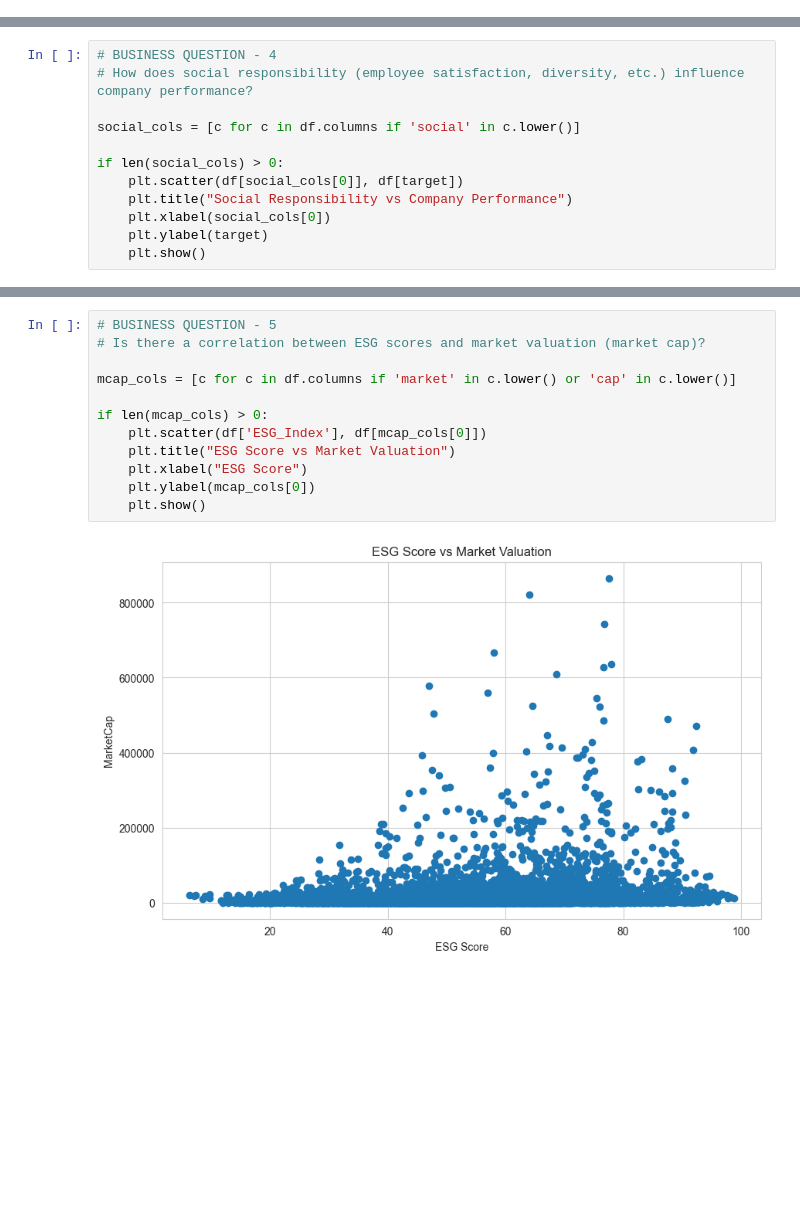
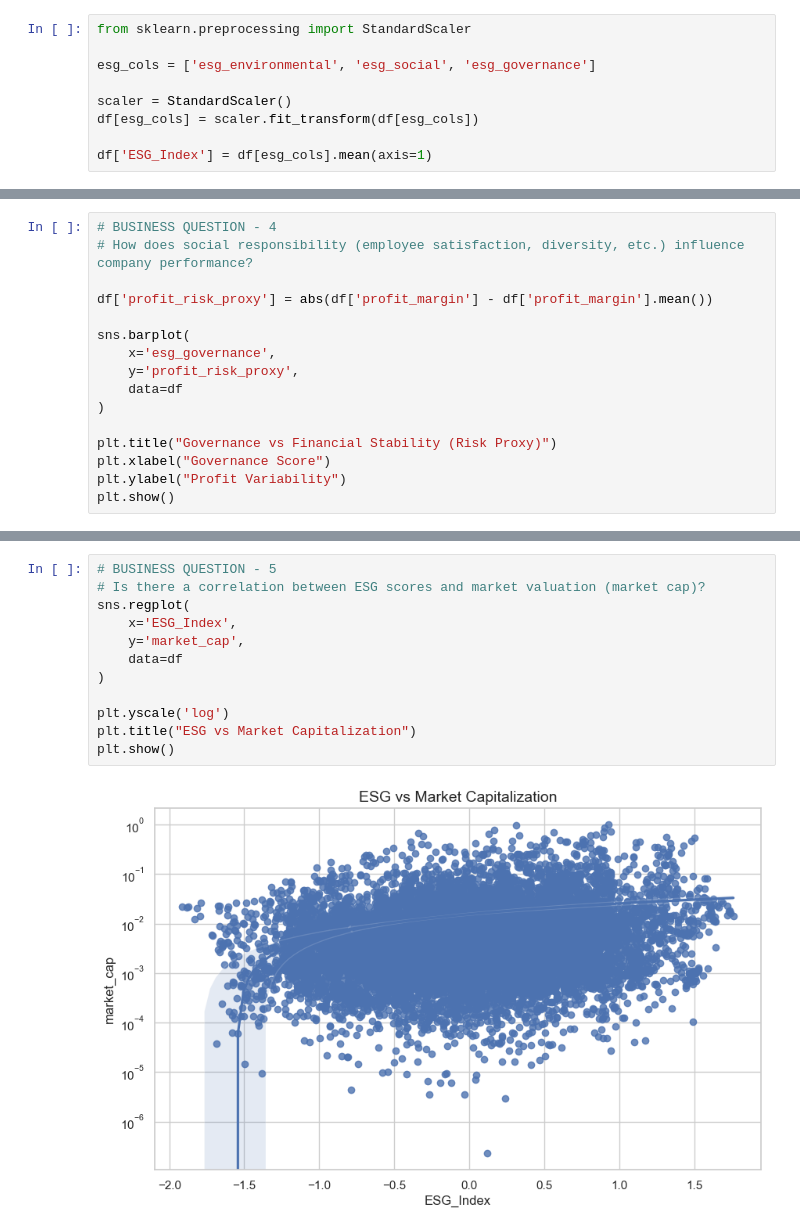
Before and after one commit to KuhuVyas/ESG-Financial-Metrics-Analysis-, a Jupyter notebook: 03_data_visualization.ipynb, the cells around one changed output, grey strips where cells are left out. Cells and saved outputs as stored; diff of their text form; blank space fills up the shorter version.

```diff
--- a/03_data_visualization.ipynb
+++ b/03_data_visualization.ipynb
@@ -99,0 +55,9 @@ plt.show()
+# %%
+from sklearn.preprocessing import StandardScaler
+
+esg_cols = ['esg_environmental', 'esg_social', 'esg_governance']
+
+scaler = StandardScaler()
+df[esg_cols] = scaler.fit_transform(df[esg_cols])
+
+df['ESG_Index'] = df[esg_cols].mean(axis=1)
@@ -128,11 +132,15 @@ plt.show()
 # BUSINESS QUESTION - 4
 # How does social responsibility (employee satisfaction, diversity, etc.) influence company performance?
 
-social_cols = [c for c in df.columns if 'social' in c.lower()]
+df['profit_risk_proxy'] = abs(df['profit_margin'] - df['profit_margin'].mean())
 
-if len(social_cols) > 0:
-    plt.scatter(df[social_cols[0]], df[target])
-    plt.title("Social Responsibility vs Company Performance")
-    plt.xlabel(social_cols[0])
-    plt.ylabel(target)
-    plt.show()
+sns.barplot(
+    x='esg_governance',
+    y='profit_risk_proxy',
+    data=df
+)
+
+plt.title("Governance vs Financial Stability (Risk Proxy)")
+plt.xlabel("Governance Score")
+plt.ylabel("Profit Variability")
+plt.show()
@@ -141,14 +147,14 @@ if len(social_cols) > 0:
 # %%
 # BUSINESS QUESTION - 5
 # Is there a correlation between ESG scores and market valuation (market cap)?
+sns.regplot(
+    x='ESG_Index',
+    y='market_cap',
+    data=df
+)
 
-mcap_cols = [c for c in df.columns if 'market' in c.lower() or 'cap' in c.lower()]
-
-if len(mcap_cols) > 0:
-    plt.scatter(df['ESG_Index'], df[mcap_cols[0]])
-    plt.title("ESG Score vs Market Valuation")
-    plt.xlabel("ESG Score")
-    plt.ylabel(mcap_cols[0])
-    plt.show()
+plt.yscale('log')
+plt.title("ESG vs Market Capitalization")
+plt.show()
 # %% [output]
-[figure, old version]
+[figure, new version]
```
Also changed, not shown: parts of 21 cells of this notebook, 2 other files.
